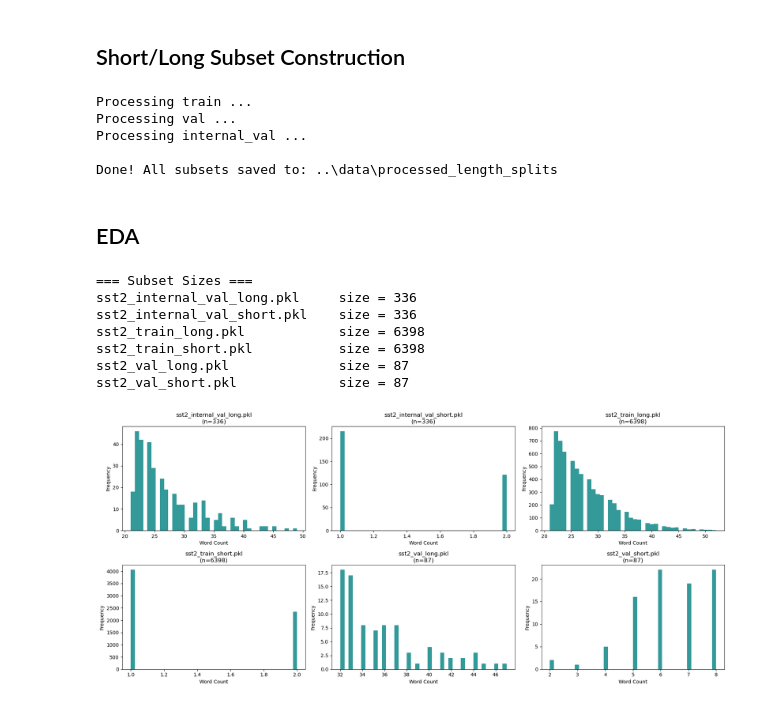
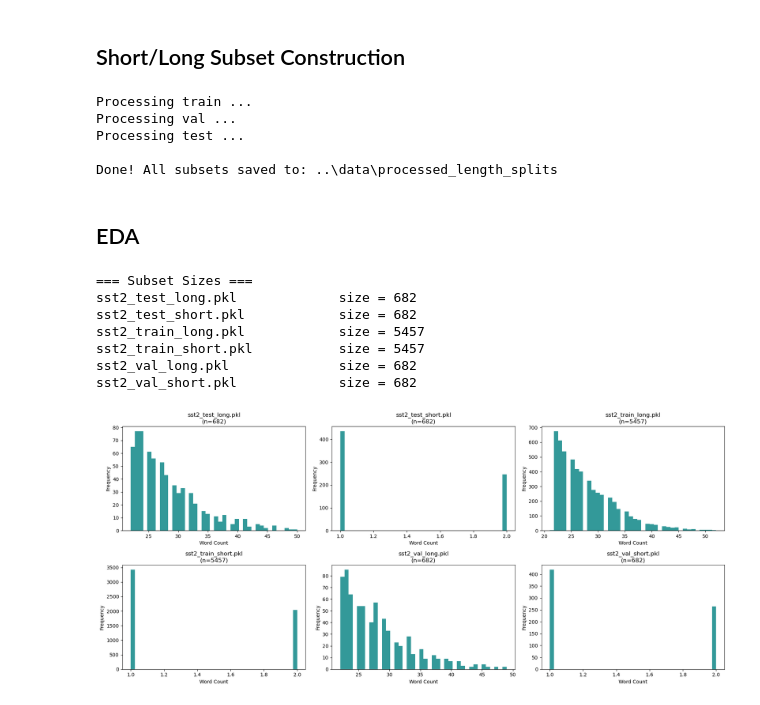
Before and after one commit to chaowei312/5800_FinalProject, a Jupyter notebook: notebooks/sst2_length_splits_and_eda.ipynb, the cells around one changed output. Cells and saved outputs as stored; diff of their text form; code cells hidden in the pictures.

```diff
--- a/notebooks/sst2_length_splits_and_eda.ipynb
+++ b/notebooks/sst2_length_splits_and_eda.ipynb
@@ -33,7 +33,7 @@ save_root.mkdir(parents=True, exist_ok=True)
 files = {
     "train": root / "sst2_train.pkl",
     "val": root / "sst2_val.pkl",
-    "internal_val": root / "sst2_internal_val.pkl",
+    "test": root / "sst2_test.pkl",
 }
 # %%
 def load_pkl(path):
@@ -81,7 +81,7 @@ print("\nDone! All subsets saved to:", save_root)
 # %% [output]
 Processing train ...
 Processing val ...
-Processing internal_val ...
+Processing test ...
 
 Done! All subsets saved to: ..\data\processed_length_splits
 # %% [markdown]
@@ -93,7 +93,7 @@ import matplotlib.pyplot as plt
 import numpy as np
 
 # ====== load subset directory ======
-root_splits = Path("../data/processed_length_splits_sst2")
+root_splits = Path("../data/processed_length_splits")
 files_splits = sorted(list(root_splits.glob("*.pkl")))  # all short/long subsets
 
 def load_pkl(path):
@@ -106,37 +106,37 @@ print("=== Subset Sizes ===")
 subset_sizes = {}
 
 for path in files_splits:
     data = load_pkl(path)
     size = len(data["texts"])
     subset_sizes[path.name] = size
     print(f"{path.name:<30} size = {size}")
 
 # ====== EDA: histograms for each subset ======
 
 num_files = len(files_splits)
 cols = 3
 rows = int(np.ceil(num_files / cols))
 
 plt.figure(figsize=(18, 4 * rows))
 
 for i, path in enumerate(files_splits):
     data = load_pkl(path)
     lengths = data["word_counts"]
 
     plt.subplot(rows, cols, i+1)
     plt.hist(lengths, bins=40, color="teal", alpha=0.8)
     plt.title(f"{path.name}\n(n={len(lengths)})")
     plt.xlabel("Word Count")
     plt.ylabel("Frequency")
 
 plt.tight_layout()
 plt.show()
 # %% [output]
 === Subset Sizes ===
-sst2_internal_val_long.pkl     size = 336
-sst2_internal_val_short.pkl    size = 336
-sst2_train_long.pkl            size = 6398
-sst2_train_short.pkl           size = 6398
-sst2_val_long.pkl              size = 87
-sst2_val_short.pkl             size = 87
+sst2_test_long.pkl             size = 682
+sst2_test_short.pkl            size = 682
+sst2_train_long.pkl            size = 5457
+sst2_train_short.pkl           size = 5457
+sst2_val_long.pkl              size = 682
+sst2_val_short.pkl             size = 682
-[figure, old version]
+[figure, new version]
```
Also changed, not shown: 35 other files.
